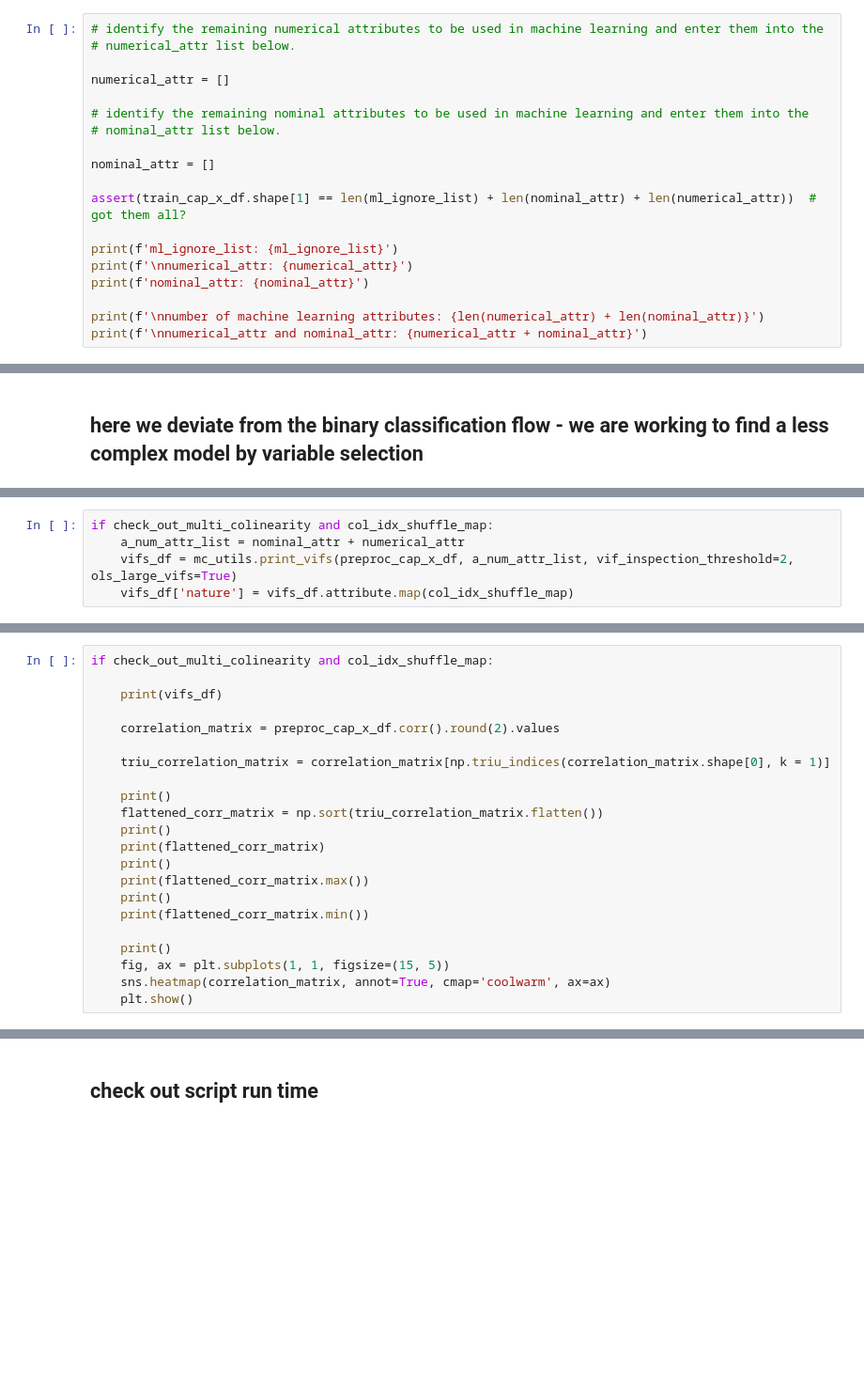
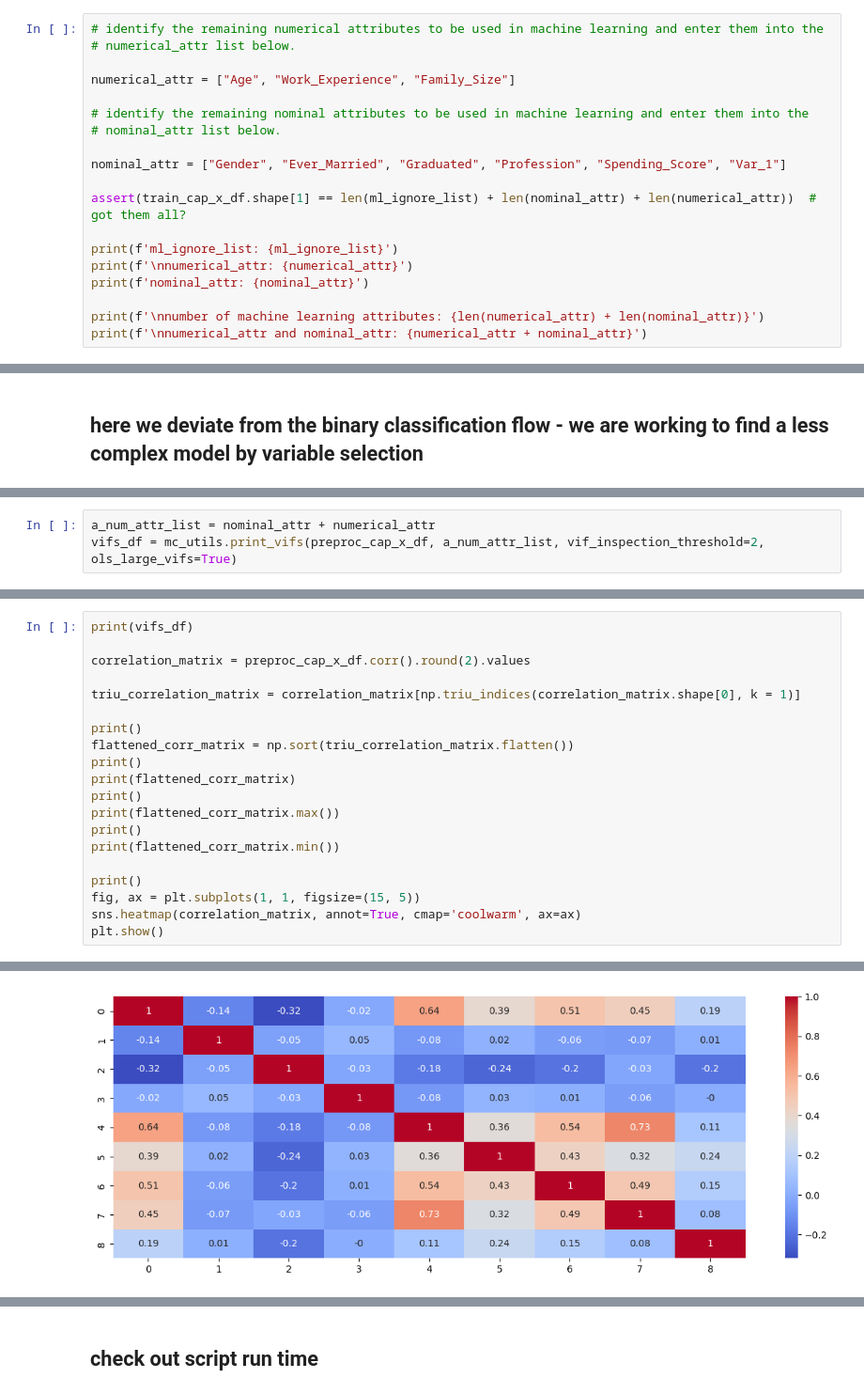
Before and after one commit to nfarrell011/customer-segmentation, a Jupyter notebook: process_notebooks/feature_selection_with_lasso_and_vif.ipynb, the cells around one changed output, grey strips where cells are left out. Shown at 94% size. Drawn from its saved outputs; the diff is of its cells as text; blank space fills up the shorter version.

```diff
--- a/process_notebooks/feature_selection_with_lasso_and_vif.ipynb
+++ b/process_notebooks/feature_selection_with_lasso_and_vif.ipynb
@@ -175,12 +294,12 @@ train_cap_x_df.dtypes
 # identify the remaining numerical attributes to be used in machine learning and enter them into the
 # numerical_attr list below.
 
-numerical_attr = []
+numerical_attr = ["Age", "Work_Experience", "Family_Size"]
 
 # identify the remaining nominal attributes to be used in machine learning and enter them into the
 # nominal_attr list below.
 
-nominal_attr = []
+nominal_attr = ["Gender", "Ever_Married", "Graduated", "Profession", "Spending_Score", "Var_1"]
 
 assert(train_cap_x_df.shape[1] == len(ml_ignore_list) + len(nominal_attr) + len(numerical_attr))  # got them all?
 
@@ -292,5 +423,3 @@ if col_idx_shuffle_map:
 # %%
-if check_out_multi_colinearity and col_idx_shuffle_map:
-    a_num_attr_list = nominal_attr + numerical_attr
-    vifs_df = mc_utils.print_vifs(preproc_cap_x_df, a_num_attr_list, vif_inspection_threshold=2, ols_large_vifs=True)
-    vifs_df['nature'] = vifs_df.attribute.map(col_idx_shuffle_map)
+a_num_attr_list = nominal_attr + numerical_attr
+vifs_df = mc_utils.print_vifs(preproc_cap_x_df, a_num_attr_list, vif_inspection_threshold=2, ols_large_vifs=True)
@@ -297,22 +444,21 @@ if check_out_multi_colinearity and col_idx_shuffle_map:
 # %%
-if check_out_multi_colinearity and col_idx_shuffle_map:
+print(vifs_df)
 
-    print(vifs_df)
+correlation_matrix = preproc_cap_x_df.corr().round(2).values
 
-    correlation_matrix = preproc_cap_x_df.corr().round(2).values
+triu_correlation_matrix = correlation_matrix[np.triu_indices(correlation_matrix.shape[0], k = 1)]
 
-    triu_correlation_matrix = correlation_matrix[np.triu_indices(correlation_matrix.shape[0], k = 1)]
+print()
+flattened_corr_matrix = np.sort(triu_correlation_matrix.flatten())
+print()
+print(flattened_corr_matrix)
+print()
+print(flattened_corr_matrix.max())
+print()
+print(flattened_corr_matrix.min())
 
-    print()
-    flattened_corr_matrix = np.sort(triu_correlation_matrix.flatten())
-    print()
-    print(flattened_corr_matrix)
-    print()
-    print(flattened_corr_matrix.max())
-    print()
-    print(flattened_corr_matrix.min())
-
-    print()
-    fig, ax = plt.subplots(1, 1, figsize=(15, 5))
-    sns.heatmap(correlation_matrix, annot=True, cmap='coolwarm', ax=ax)
-    plt.show()
+print()
+fig, ax = plt.subplots(1, 1, figsize=(15, 5))
+sns.heatmap(correlation_matrix, annot=True, cmap='coolwarm', ax=ax)
+plt.show()
+# %% [output]
@@ -318,0 +485 @@ if check_out_multi_colinearity and col_idx_shuffle_map:
+[figure, added]
```
Also changed, not shown: parts of 33 cells of this notebook, 3 other files.
